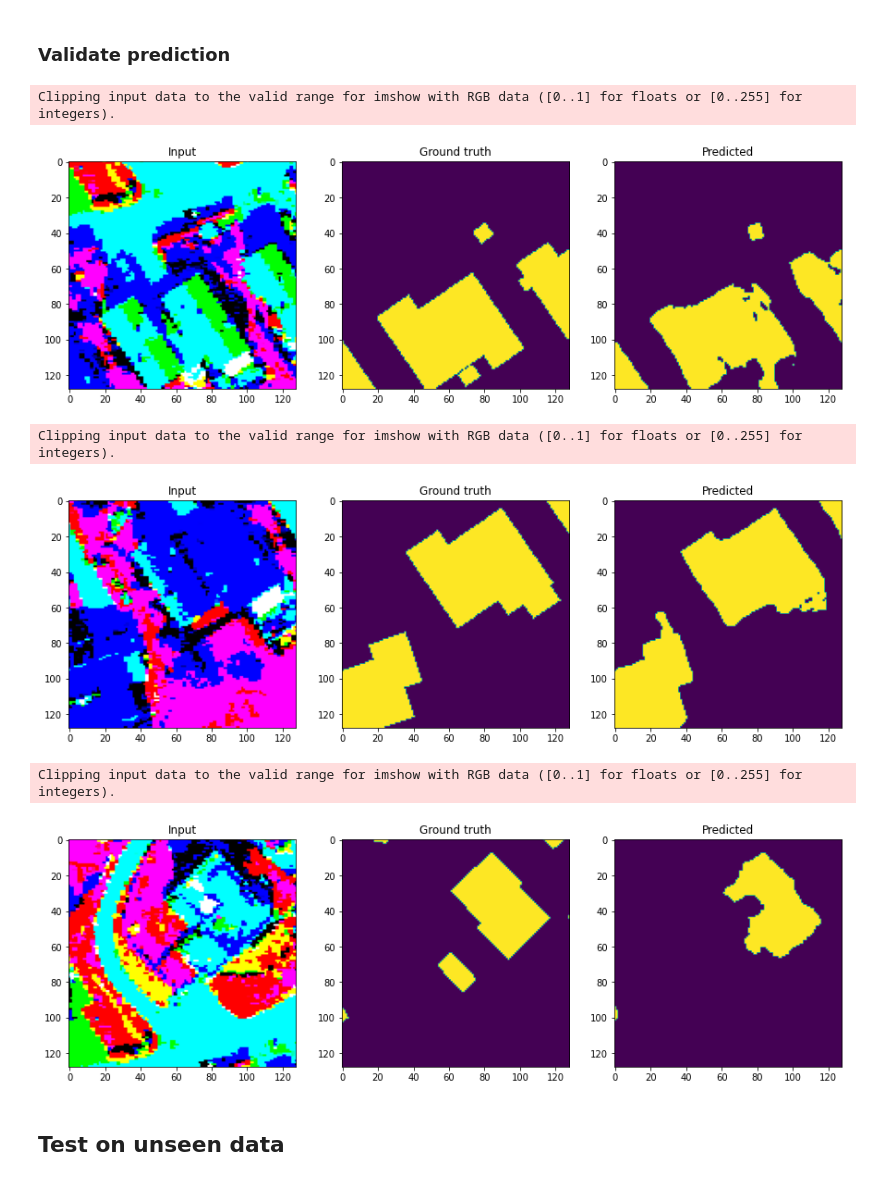
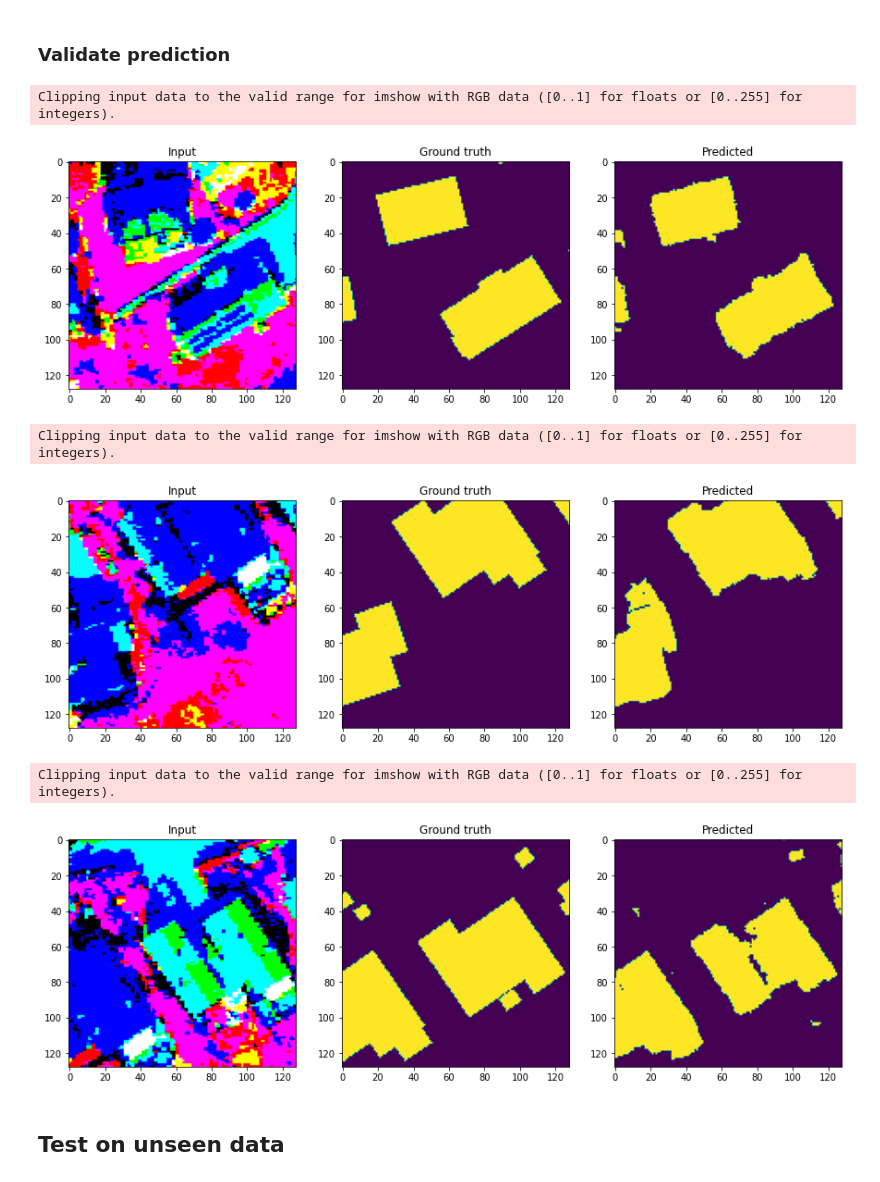
Before and after one commit to stianteien/M_DV_V2022, a Jupyter notebook: unet_detection/multiresunet.ipynb, the cells around one changed output. Drawn from its saved outputs; the diff is of its cells as text; code cells hidden in the pictures.

Commit message:
trained multiResUnet

```diff
--- a/unet_detection/multiresunet.ipynb
+++ b/unet_detection/multiresunet.ipynb
@@ -272,7 +272,10 @@ def MultiResUnet(inputs, n_classes=1):
         2, 2), padding='same')(mresblock8), mresblock1], axis=3)
     mresblock9 = MultiResBlock(32, up9)
 
-    conv10 = conv2d_bn(mresblock9, n_classes, 1, 1, activation='sigmoid')
+    acti = 'sigmoid'
+    if n_classes > 1:
+      acti = 'softmax'
+    conv10 = conv2d_bn(mresblock9, n_classes, 1, 1, activation=acti)
 
     model = Model(inputs=[inputs], outputs=[conv10])
 
@@ -318,8 +321,14 @@ Clipping input data to the valid range for imshow with RGB data ([0..1] for floa
 # %% [markdown]
 ### Set up u net
 # %%
+# Free up RAM in case the model definition cells were run multiple times
+K.clear_session()
+
+# Build model
+model = None
+
 input_img = Input(shape=(128,128,6))
-model = MultiResUnet(input_img, n_classes=1)
+model = MultiResUnet(input_img, n_classes=2)
 
 model.compile(optimizer='adam',
               loss='binary_crossentropy',
@@ -346,7 +355,7 @@ Non-trainable params: 24,522
 __________________________________________________________________________________________________
 # %%
 # Train
-epochs = 10
+epochs = 250
 h = model.fit(X_train, y_train,
                 batch_size=16,
                 epochs=epochs,
@@ -366,25 +391,25 @@ plt.grid()
 # %%
 for _ in range(3):
   x = np.random.randint(X_val.shape[0])
   fig, (ax1, ax2, ax3) = plt.subplots(nrows=1,ncols=3, figsize = (15,15))
   #ax1.imshow(np.dstack((X_val[x:x+1][0][:,:,76],
   #                      X_val[x:x+1][0][:,:,46],
   #                      X_val[x:x+1][0][:,:,21])))
   ax1.imshow(X_val[x:x+1][0][:,:,0:3])
   ax1.set_title("Input")
   ax2.imshow(y_val[x:x+1][0].argmax(axis=2))
   ax2.set_title("Ground truth")
-  pred = uu.predict(X_val[x:x+1])[0].argmax(axis=2)
+  pred = model.predict(X_val[x:x+1])[0].argmax(axis=2)
   ax3.imshow(pred)
   ax3.set_title("Predicted")
   plt.show()
 # %% [output]
 Clipping input data to the valid range for imshow with RGB data ([0..1] for floats or [0..255] for integers).
-[figure, old version]
+[figure, new version]
 Clipping input data to the valid range for imshow with RGB data ([0..1] for floats or [0..255] for integers).
-[figure, old version]
+[figure, new version]
 Clipping input data to the valid range for imshow with RGB data ([0..1] for floats or [0..255] for integers).
-[figure, old version]
+[figure, new version]
 # %% [markdown]
 ## Test on unseen data
 # %%
```
Also changed, not shown: parts of 7 cells of this notebook.
